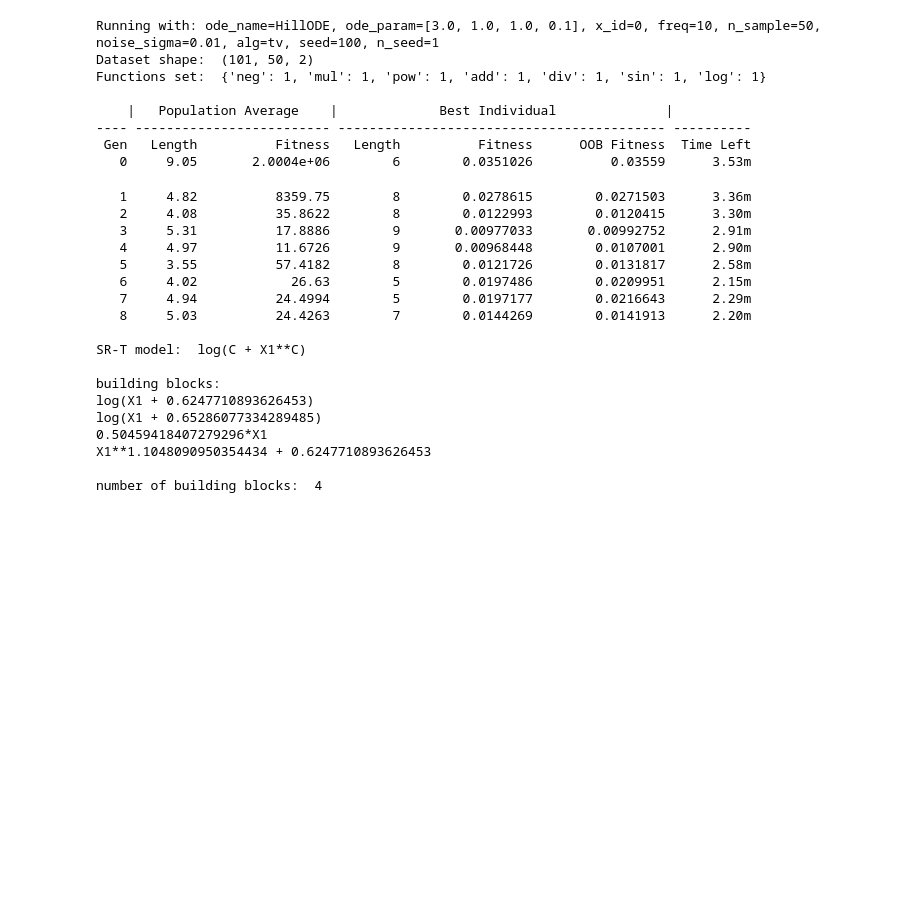
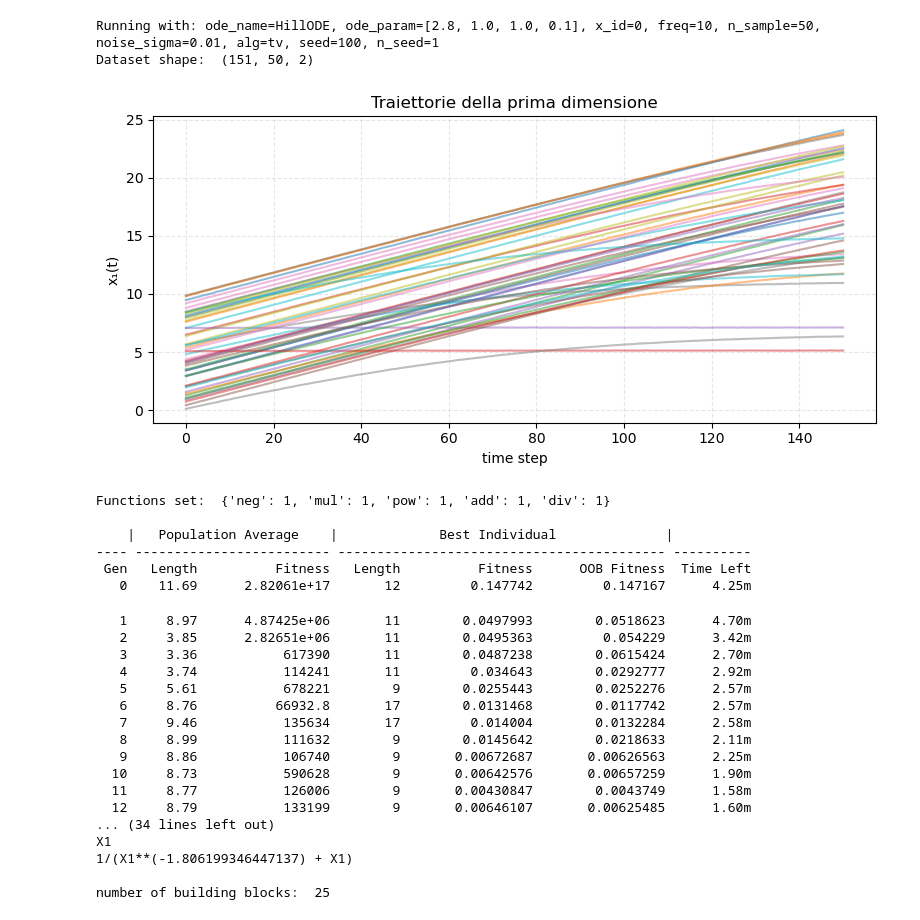
Before and after one commit to mattiagast/TesiBackup, a Jupyter notebook: Examples/hillODE.ipynb, the cells around one changed output. Drawn from its saved outputs; the diff is of its cells as text; code cells hidden in the pictures; blank space fills up the shorter version.

Commit message:
try HillODE

```diff
--- a/Examples/hillODE.ipynb
+++ b/Examples/hillODE.ipynb
@@ -52,35 +52,36 @@ SINDy_data.plot_configuration(np.array(X_list)[:,:,1:2], ode.T)
 # %%
 # running SR-T:
-building_blocks_lambda0, function_names0 = SRT_simulation(ode_name, ode_param, 0, freq, n_sample, noise_ratio, alg='tv', seed=seed, n_seed=n_seed, T=10)
+building_blocks_lambda0, function_names0 = SRT_simulation(ode_name, ode_param, 0, freq, n_sample, noise_ratio, alg='tv', seed=seed, n_seed=n_seed, T=15)
 # building_blocks_lambda1, function_names1 = SRT_simulation(ode_name, ode_param, 1, freq, n_sample, noise_ratio, alg='tv', seed=seed, n_seed=n_seed, T=T)
 None
+# Fin qui giusto con [0,10] [0,10]
 # %% [output]
-Running with: ode_name=HillODE, ode_param=[3.0, 1.0, 1.0, 0.1], x_id=0, freq=10, n_sample=50, noise_sigma=0.01, alg=tv, seed=100, n_seed=1
-Dataset shape:  (101, 50, 2)
-Functions set:  {'neg': 1, 'mul': 1, 'pow': 1, 'add': 1, 'div': 1, 'sin': 1, 'log': 1}
-
-    |   Population Average    |             Best Individual              |
----- ------------------------- ------------------------------------------ ----------
- Gen   Length          Fitness   Length          Fitness      OOB Fitness  Time Left
-   0     9.05       2.0004e+06        6        0.0351026          0.03559      3.53m
+Running with: ode_name=HillODE, ode_param=[2.8, 1.0, 1.0, 0.1], x_id=0, freq=10, n_sample=50, noise_sigma=0.01, alg=tv, seed=100, n_seed=1
+Dataset shape:  (151, 50, 2)
+[figure, added]
-   1     4.82          8359.75        8        0.0278615        0.0271503      3.36m
-   2     4.08          35.8622        8        0.0122993        0.0120415      3.30m
-   3     5.31          17.8886        9       0.00977033       0.00992752      2.91m
-   4     4.97          11.6726        9       0.00968448        0.0107001      2.90m
-   5     3.55          57.4182        8        0.0121726        0.0131817      2.58m
-   6     4.02            26.63        5        0.0197486        0.0209951      2.15m
-   7     4.94          24.4994        5        0.0197177        0.0216643      2.29m
-   8     5.03          24.4263        7        0.0144269        0.0141913      2.20m
+Functions set:  {'neg': 1, 'mul': 1, 'pow': 1, 'add': 1, 'div': 1}
 
-SR-T model:  log(C + X1**C)
-
-building blocks:
-log(X1 + 0.6247710893626453)
-log(X1 + 0.65286077334289485)
-0.50459418407279296*X1
-X1**1.1048090950354434 + 0.6247710893626453
-
-number of building blocks:  4
+    |   Population Average    |             Best Individual              |
+---- ------------------------- ------------------------------------------ ----------
+ Gen   Length          Fitness   Length          Fitness      OOB Fitness  Time Left
+   0    11.69      2.82061e+17       12         0.147742         0.147167      4.25m
+   1     8.97      4.87425e+06       11        0.0497993        0.0518623      4.70m
+   2     3.85      2.82651e+06       11        0.0495363         0.054229      3.42m
+   3     3.36           617390       11        0.0487238        0.0615424      2.70m
+   4     3.74           114241       11         0.034643        0.0292777      2.92m
+   5     5.61           678221        9        0.0255443        0.0252276      2.57m
+   6     8.76          66932.8       17        0.0131468        0.0117742      2.57m
+   7     9.46           135634       17         0.014004        0.0132284      2.58m
+   8     8.99           111632        9        0.0145642        0.0218633      2.11m
+   9     8.86           106740        9       0.00672687       0.00626563      2.25m
+  10     8.73           590628        9       0.00642576       0.00657259      1.90m
+  11     8.77           126006        9       0.00430847        0.0043749      1.58m
+  12     8.79           133199        9       0.00646107       0.00625485      1.60m
+... (34 lines left out)
+X1
+1/(X1**(-1.806199346447137) + X1)
+
+number of building blocks:  25
 # %%
 # running D-CODE
 building_blocks_lambda0, function_names0 = D_CODE_simulation(ode_name, ode_param, 0, freq, n_sample, noise_ratio, seed=seed, n_seed=n_seed, T=T)
```
Also changed, not shown: parts of 3 cells of this notebook, 3 other files.
